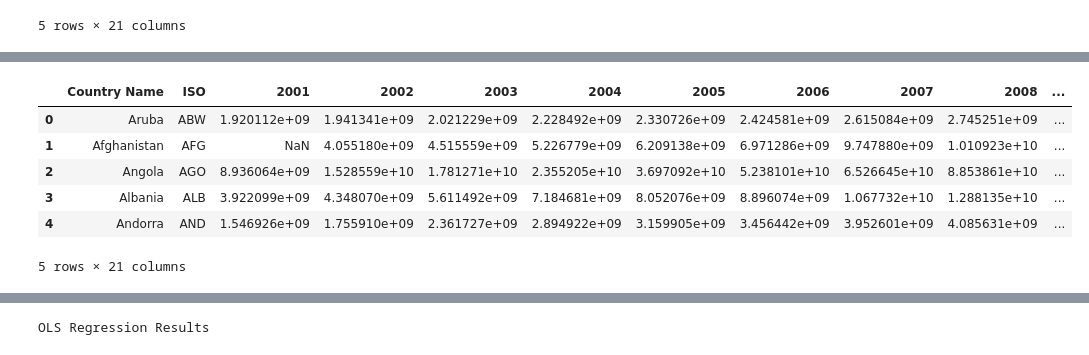
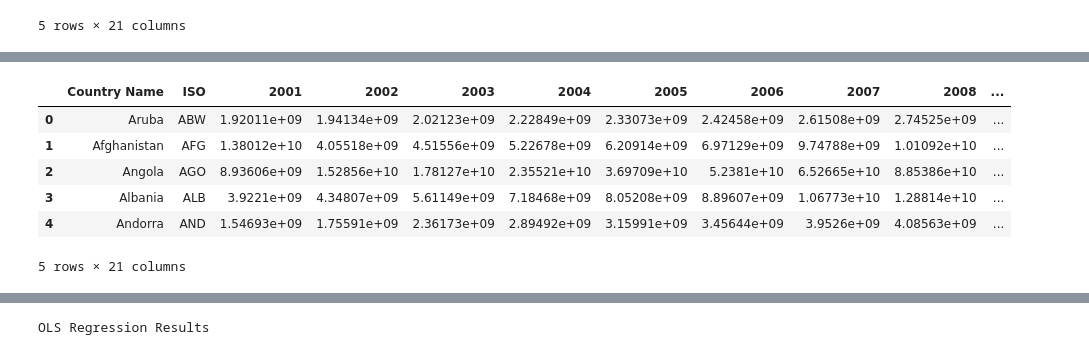
Before and after one commit to yjbae99/orie3120project, a Jupyter notebook: Methods/Untitled.ipynb, the cells around one changed output, grey strips where cells are left out. Cells and saved outputs as stored; diff of their text form; code cells hidden in the pictures.

```diff
--- a/Methods/Untitled.ipynb
+++ b/Methods/Untitled.ipynb
@@ -63,14 +65,15 @@ PPP.head()
 5 rows × 21 columns
 # %%
 GDP = pd.read_csv('GDP.csv')
+GDP = GDP.T.fillna(GDP.mean(axis=1)).T
 GDP.head()
 # %% [output]
 |  | Country Name | ISO | 2001 | 2002 | 2003 | 2004 | 2005 | 2006 | 2007 | 2008 | ... |
-| 0 | Aruba | ABW | 1.920112e+09 | 1.941341e+09 | 2.021229e+09 | 2.228492e+09 | 2.330726e+09 | 2.424581e+09 | 2.615084e+09 | 2.745251e+09 | ... |
-| 1 | Afghanistan | AFG | NaN | 4.055180e+09 | 4.515559e+09 | 5.226779e+09 | 6.209138e+09 | 6.971286e+09 | 9.747880e+09 | 1.010923e+10 | ... |
-| 2 | Angola | AGO | 8.936064e+09 | 1.528559e+10 | 1.781271e+10 | 2.355205e+10 | 3.697092e+10 | 5.238101e+10 | 6.526645e+10 | 8.853861e+10 | ... |
-| 3 | Albania | ALB | 3.922099e+09 | 4.348070e+09 | 5.611492e+09 | 7.184681e+09 | 8.052076e+09 | 8.896074e+09 | 1.067732e+10 | 1.288135e+10 | ... |
-| 4 | Andorra | AND | 1.546926e+09 | 1.755910e+09 | 2.361727e+09 | 2.894922e+09 | 3.159905e+09 | 3.456442e+09 | 3.952601e+09 | 4.085631e+09 | ... |
+| 0 | Aruba | ABW | 1.92011e+09 | 1.94134e+09 | 2.02123e+09 | 2.22849e+09 | 2.33073e+09 | 2.42458e+09 | 2.61508e+09 | 2.74525e+09 | ... |
+| 1 | Afghanistan | AFG | 1.38012e+10 | 4.05518e+09 | 4.51556e+09 | 5.22678e+09 | 6.20914e+09 | 6.97129e+09 | 9.74788e+09 | 1.01092e+10 | ... |
+| 2 | Angola | AGO | 8.93606e+09 | 1.52856e+10 | 1.78127e+10 | 2.35521e+10 | 3.69709e+10 | 5.2381e+10 | 6.52665e+10 | 8.85386e+10 | ... |
+| 3 | Albania | ALB | 3.9221e+09 | 4.34807e+09 | 5.61149e+09 | 7.18468e+09 | 8.05208e+09 | 8.89607e+09 | 1.06773e+10 | 1.28814e+10 | ... |
+| 4 | Andorra | AND | 1.54693e+09 | 1.75591e+09 | 2.36173e+09 | 2.89492e+09 | 3.15991e+09 | 3.45644e+09 | 3.9526e+09 | 4.08563e+09 | ... |
 5 rows × 21 columns
 # %%
 life = pd.read_csv('life expectancy.csv')
```
Also changed, not shown: parts of 10 cells of this notebook.
